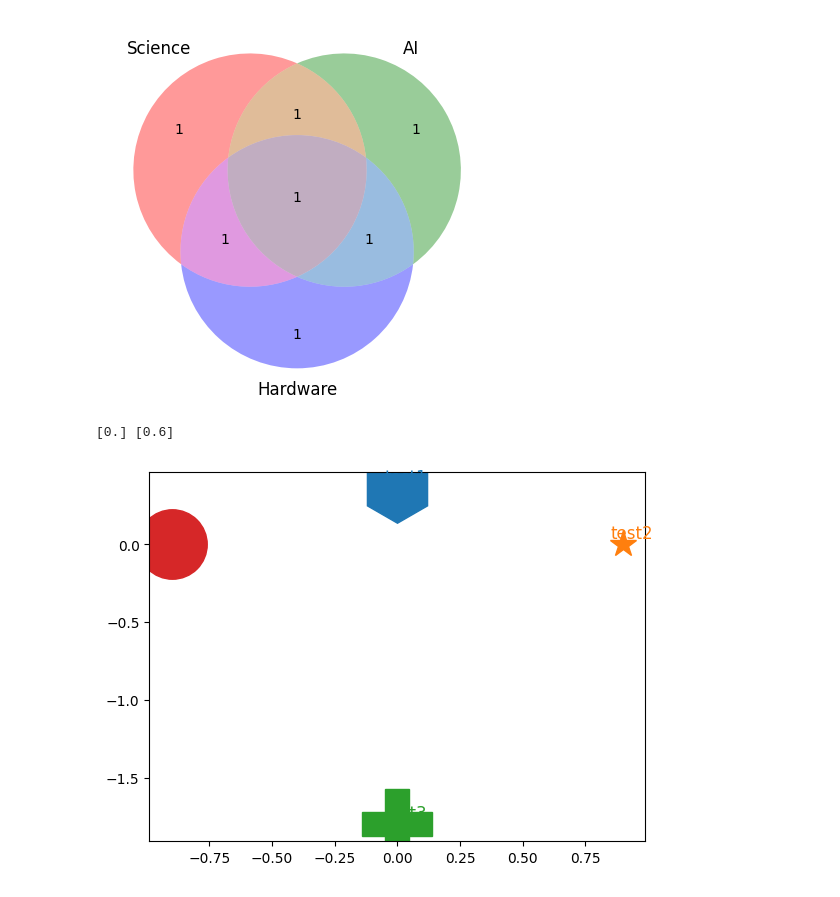
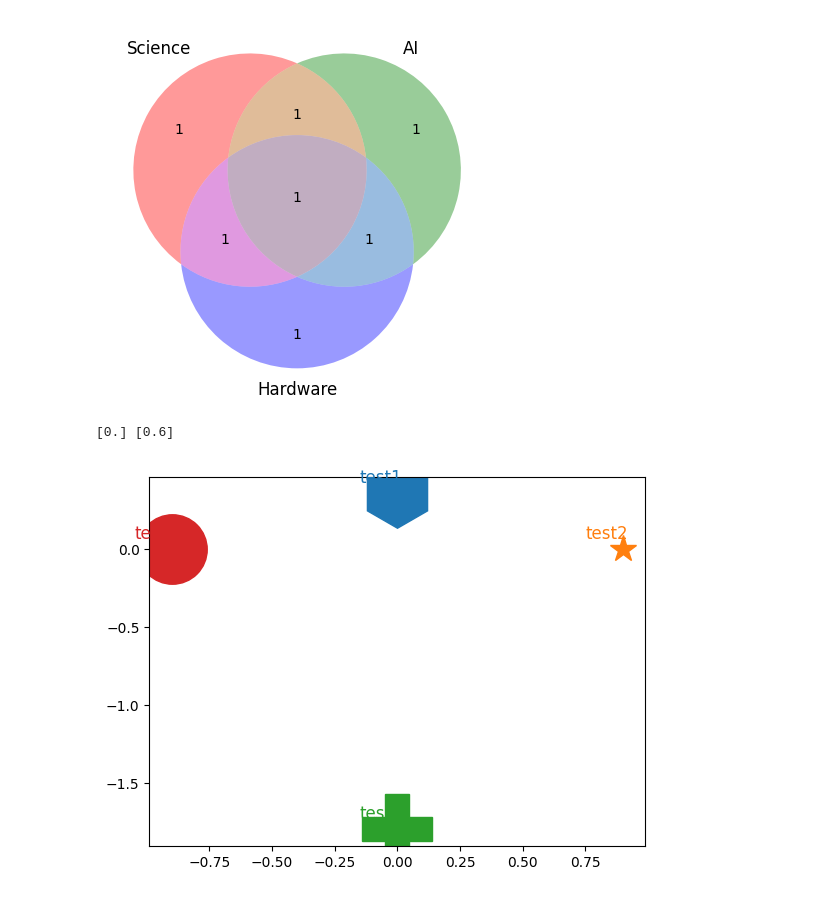
Before and after one commit to violatingcp/A3D3_plot, a Jupyter notebook: A3D3_plot.ipynb, the cells around one changed output. Drawn from its saved outputs; the diff is of its cells as text; code cells hidden in the pictures.

Commit message:
cleaned up plot

```diff
--- a/A3D3_plot.ipynb
+++ b/A3D3_plot.ipynb
@@ -27,35 +27,35 @@ def convertXY(iScience,iAI,iHardware):
     pY=pAI*lY0+pHardware*lY1+pScience*lY2
     return np.array([pX]),np.array([pY])
 
 xtest,ytest=convertXY(1./3.,1./3.,1./3.)
 print(xtest,ytest)
 
 def plotProject(iProject):
     lX,lY = convertXY(iProject[0],iProject[1],iProject[2])
     markertype='O'
     if iProject[-1] == "HEP":
         markertype='P'
     elif iProject[-1] == "MMA":
         markertype='*'
     elif iProject[-1] == "Neuro":
         markertype='h'
     else:
         markertype='o'
     p = plt.plot(lX,lY,marker=markertype,markersize=30*(iProject[4]/6))
     lColor = p[0].get_color()
-    plt.text(lX[0]-0.05,lY[0]+0.04,iProject[3],fontsize=12,c=lColor)#,rotation=rotation)
+    plt.text(lX[0]-0.15,lY[0]+0.07,iProject[3],fontsize=12,c=lColor)#,rotation=rotation)
 
 test1=[0.3,0.4,0.3,'test1',10,'Neuro']
 test2=[0.,0.5,0.5,'test2',4,'MMA']
 test3=[0.,1.0,0.0,'test3',10,'HEP']
 test4=[0.5,0.5,0.,'test4',10,'HAC']
 tests=[test1,test2,test3,test4]
 for pTest in tests:
     plotProject(pTest)
 plt.show()
 # %% [output]
 [0.] [0.6]
-[figure, old version]
+[figure, new version]
 # %%
 #Projects
 sPVCNN   = [0.4,0.4,0.2,"sPVCNN",8,"HEP"]#Science, AI, Hardware, 8 people
```
Also changed, not shown: parts of 4 cells of this notebook, 1 other file.
